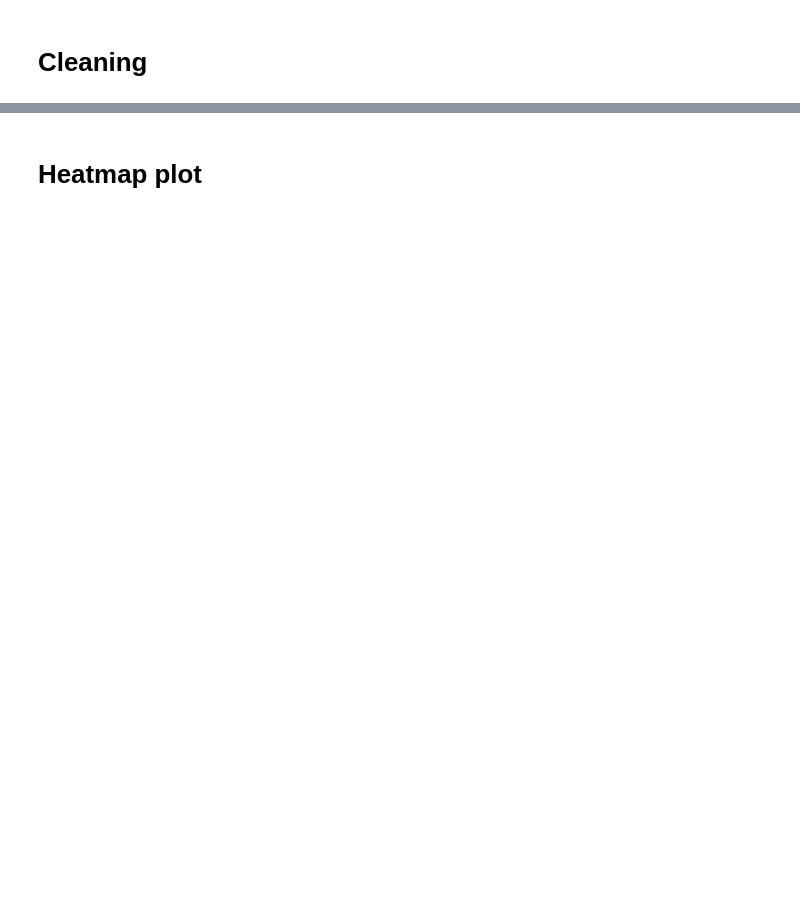
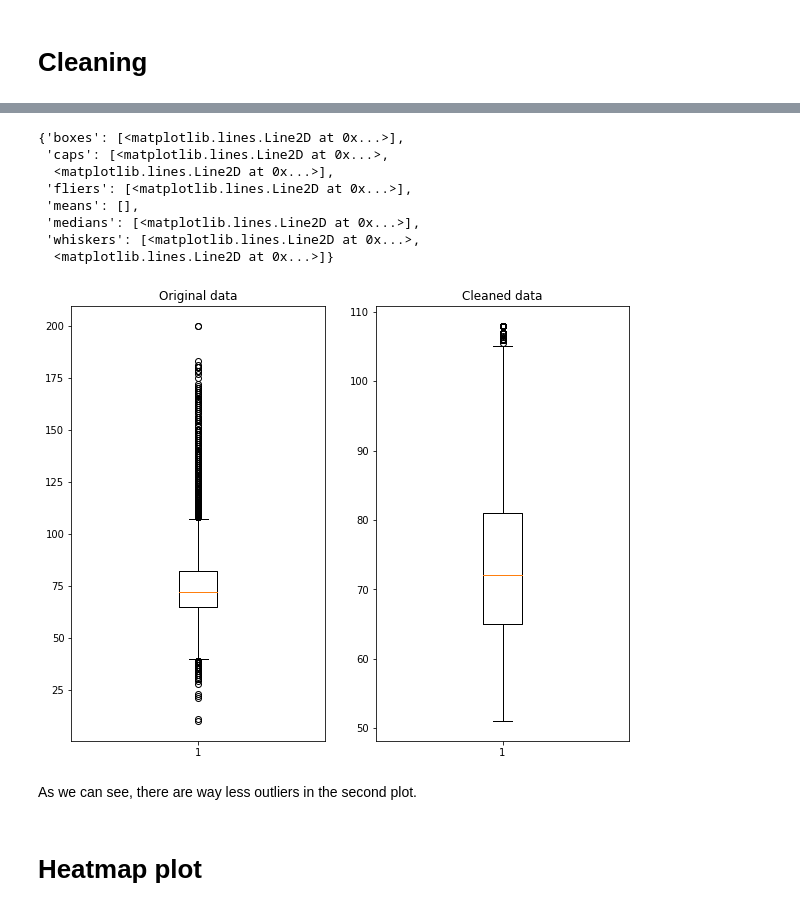
Before and after one commit to quicksilverri/medical-data-visualization, a Jupyter notebook: medical_data.ipynb, the cells around one changed output, grey strips where cells are left out. Saved outputs shown, nothing was run; the diff lists cells and outputs as text; code cells hidden in the pictures; blank space fills up the shorter version.

```diff
--- a/medical_data.ipynb
+++ b/medical_data.ipynb
@@ -163,2 +184,30 @@ _Task:_ Convert the data into long format and create a chart that shows the valu
+# %%
+mask_pressure = data['ap_lo'] <= data['ap_hi']
+mask_height_b = data['height'] >= data['height'].quantile(q=0.025)
+mask_height_up = data['height'] <= data['height'].quantile(q=0.975)
+mask_weight_b = data['weight'] >= data['weight'].quantile(q=0.025)
+mask_weight_up = data['weight'] <= data['weight'].quantile(q=0.975)
+# %%
+clean_data = data[mask_pressure & mask_height_b & mask_height_up & mask_weight_b & mask_weight_up]
+# %%
+plt.figure(figsize=(10, 8))
+plt.subplot(1, 2, 1)
+plt.title('Original data')
+plt.boxplot(data.weight)
+plt.subplot(1, 2, 2)
+plt.title('Cleaned data')
+plt.boxplot(clean_data.weight)
+# %% [output]
+{'boxes': [<matplotlib.lines.Line2D at 0x...>],
+ 'caps': [<matplotlib.lines.Line2D at 0x...>,
+  <matplotlib.lines.Line2D at 0x...>],
+ 'fliers': [<matplotlib.lines.Line2D at 0x...>],
+ 'means': [],
+ 'medians': [<matplotlib.lines.Line2D at 0x...>],
+ 'whiskers': [<matplotlib.lines.Line2D at 0x...>,
+  <matplotlib.lines.Line2D at 0x...>]}
+[figure, added]
+# %% [markdown]
+As we can see, there are way less outliers in the second plot.
 # %% [markdown]
 # Heatmap plot
```
Also changed, not shown: parts of 10 cells of this notebook.
